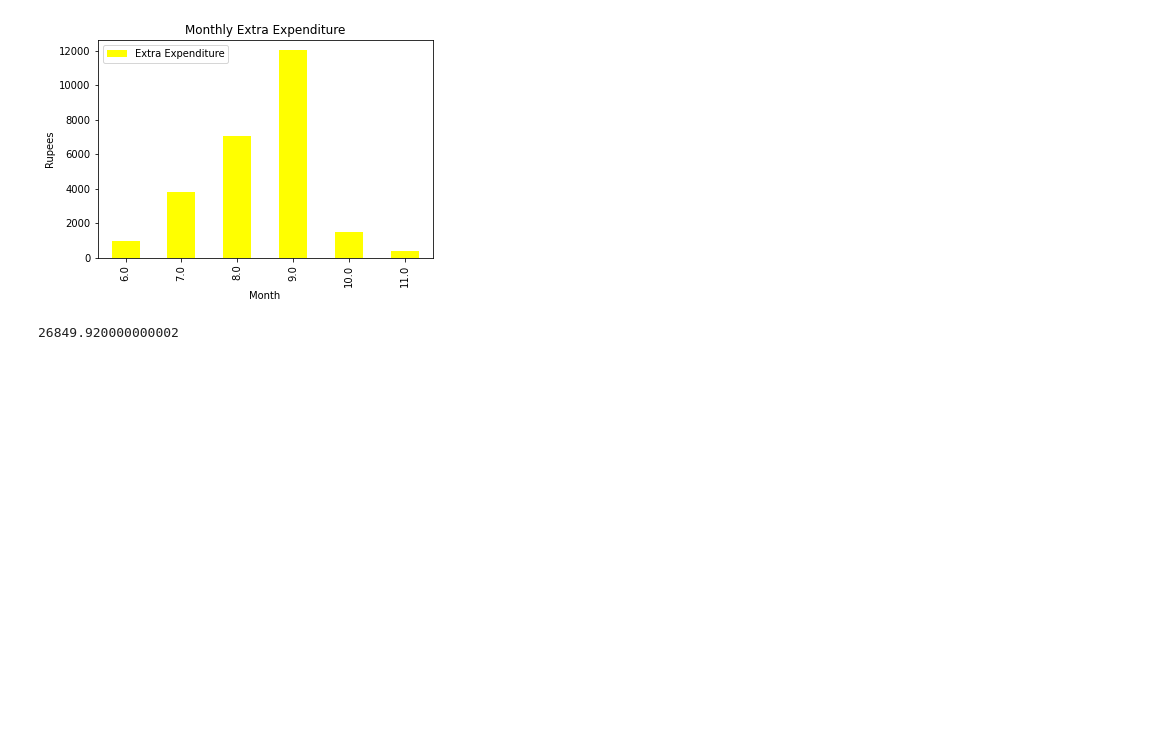
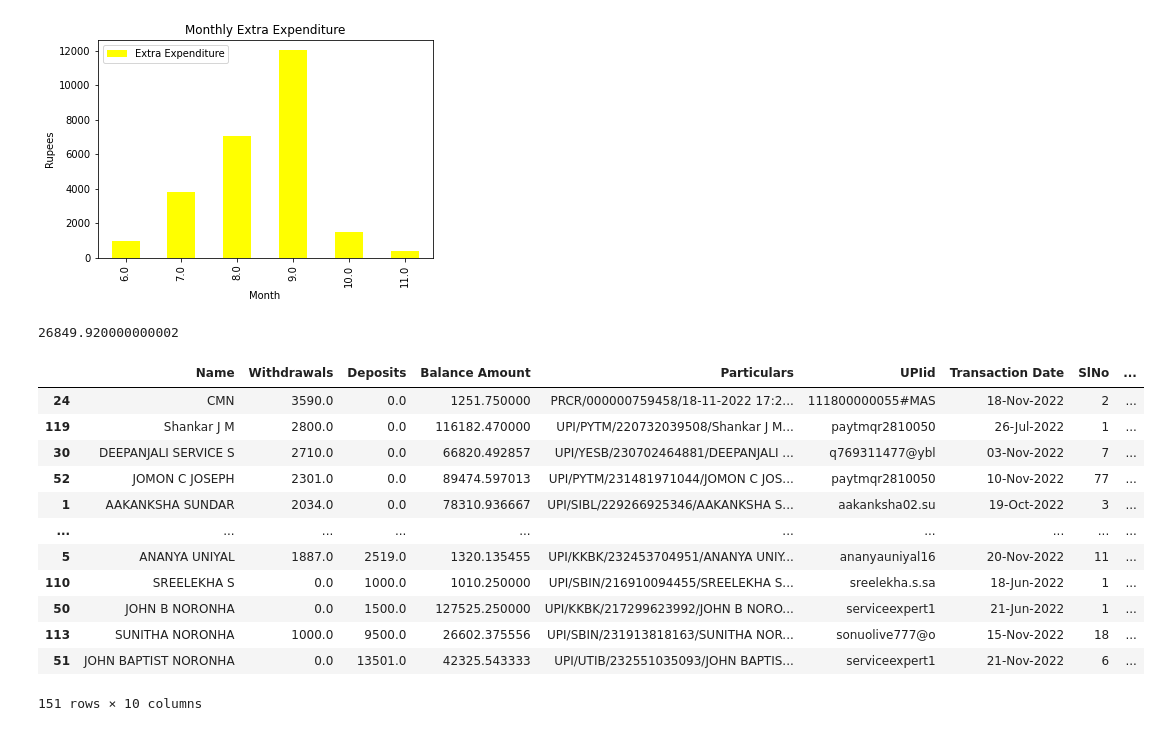
Before and after one commit to ok-noronha/Bank-Statement-Analyser, a Jupyter notebook: analyse.ipynb, the cells around one changed output. Drawn from its saved outputs; the diff is of its cells as text; code cells hidden in the pictures; blank space fills up the shorter version.

```diff
--- a/analyse.ipynb
+++ b/analyse.ipynb
@@ -76,13 +76,27 @@ monthly.plot(x='Month',y='Extra Expenditure',kind='bar', color='yellow',title='M
 [figure]
 [figure]
 # %%
-namely = df.groupby('Name').agg(
-    {"Withdrawals": "sum", "Deposits": "sum", "Balance Amount": "mean", "Particulars": "first", "UPIid":"first", "Transaction Date":"first", "SlNo":"count", "Category":"first"})
+namely = df.groupby('Name',as_index=False).agg(
+    {"Withdrawals": "sum", "Deposits": "sum", "Balance Amount": "mean", "Particulars": "last", "UPIid":"last", "Transaction Date":"last", "SlNo":"count", "Category":"last"})
 namely["Extra Expenditure"] = namely.apply(
     lambda row: row["Withdrawals"] - row["Deposits"], axis=1)
 namely=namely.sort_values(by="Extra Expenditure",ascending = False)
 print(namely["Extra Expenditure"].sum())
 namely.to_csv('name_cat.csv')
+namely
 # %% [output]
 26849.920000000002
+|  | Name | Withdrawals | Deposits | Balance Amount | Particulars | UPIid | Transaction Date | SlNo | ... |
+| 24 | CMN | 3590.0 | 0.0 | 1251.750000 | PRCR/000000759458/18-11-2022 17:2... | 111800000055#MAS | 18-Nov-2022 | 2 | ... |
+| 119 | Shankar J M | 2800.0 | 0.0 | 116182.470000 | UPI/PYTM/220732039508/Shankar J M... | paytmqr2810050 | 26-Jul-2022 | 1 | ... |
+| 30 | DEEPANJALI SERVICE S | 2710.0 | 0.0 | 66820.492857 | UPI/YESB/230702464881/DEEPANJALI ... | q769311477@ybl | 03-Nov-2022 | 7 | ... |
+| 52 | JOMON C JOSEPH | 2301.0 | 0.0 | 89474.597013 | UPI/PYTM/231481971044/JOMON C JOS... | paytmqr2810050 | 10-Nov-2022 | 77 | ... |
+| 1 | AAKANKSHA SUNDAR | 2034.0 | 0.0 | 78310.936667 | UPI/SIBL/229266925346/AAKANKSHA S... | aakanksha02.su | 19-Oct-2022 | 3 | ... |
+| ... | ... | ... | ... | ... | ... | ... | ... | ... | ... |
+| 5 | ANANYA UNIYAL | 1887.0 | 2519.0 | 1320.135455 | UPI/KKBK/232453704951/ANANYA UNIY... | ananyauniyal16 | 20-Nov-2022 | 11 | ... |
+| 110 | SREELEKHA S | 0.0 | 1000.0 | 1010.250000 | UPI/SBIN/216910094455/SREELEKHA S... | sreelekha.s.sa | 18-Jun-2022 | 1 | ... |
+| 50 | JOHN B NORONHA | 0.0 | 1500.0 | 127525.250000 | UPI/KKBK/217299623992/JOHN B NORO... | serviceexpert1 | 21-Jun-2022 | 1 | ... |
+| 113 | SUNITHA NORONHA | 1000.0 | 9500.0 | 26602.375556 | UPI/SBIN/231913818163/SUNITHA NOR... | sonuolive777@o | 15-Nov-2022 | 18 | ... |
+| 51 | JOHN BAPTIST NORONHA | 0.0 | 13501.0 | 42325.543333 | UPI/UTIB/232551035093/JOHN BAPTIS... | serviceexpert1 | 21-Nov-2022 | 6 | ... |
+151 rows × 10 columns
 # %%
```
Also changed, not shown: parts of 3 cells of this notebook, 4 other files.
